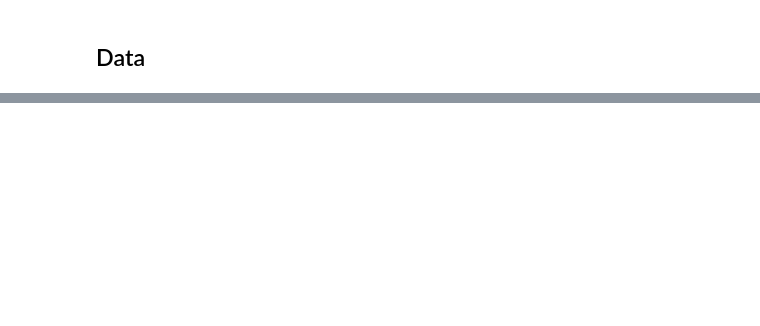
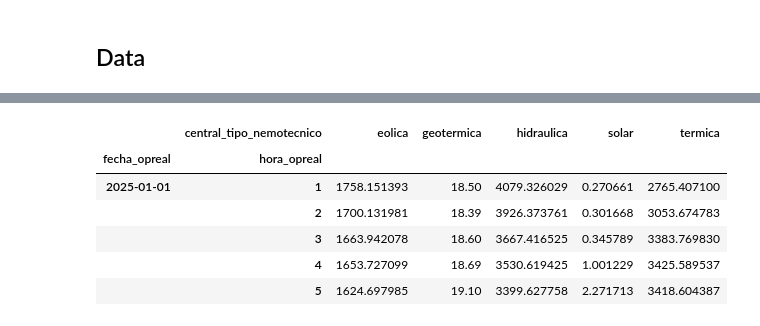
Before and after one commit to UCM-Industrial/Forecast_J.Troncoso, a Jupyter notebook: notebooks/01_data_exploration.ipynb, the cells around one changed output, grey strips where cells are left out. Drawn from its saved outputs; the diff is of its cells as text; code cells hidden in the pictures; blank space fills up the shorter version.

```diff
--- a/notebooks/01_data_exploration.ipynb
+++ b/notebooks/01_data_exploration.ipynb
@@ -79,0 +224,10 @@ sns.heatmap(
+# %%
+pivot.head()
+# %% [output]
+|  | central_tipo_nemotecnico | eolica | geotermica | hidraulica | solar | termica |
+| fecha_opreal | hora_opreal |  |  |  |  |  |
+| 2025-01-01 | 1 | 1758.151393 | 18.50 | 4079.326029 | 0.270661 | 2765.407100 |
+|  | 2 | 1700.131981 | 18.39 | 3926.373761 | 0.301668 | 3053.674783 |
+|  | 3 | 1663.942078 | 18.60 | 3667.416525 | 0.345789 | 3383.769830 |
+|  | 4 | 1653.727099 | 18.69 | 3530.619425 | 1.001229 | 3425.589537 |
+|  | 5 | 1624.697985 | 19.10 | 3399.627758 | 2.271713 | 3418.604387 |
```
Also changed, not shown: parts of 34 cells of this notebook, 2 other files.
